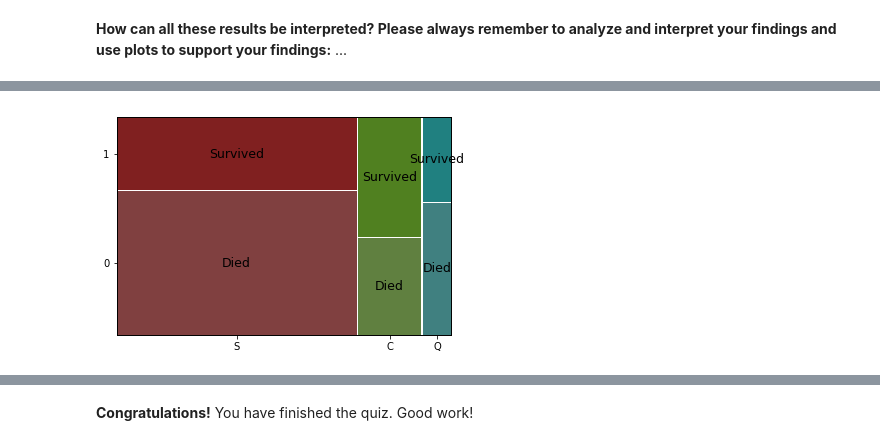
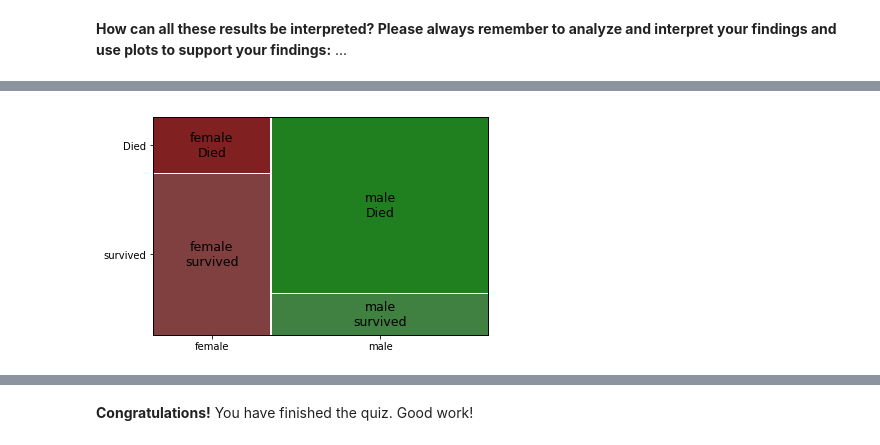
Before and after one commit to baaponter/MetNumUN2022II, a Jupyter notebook: Quiz3/baaponter_Quiz3.ipynb, the cells around one changed output, grey strips where cells are left out. Drawn from its saved outputs; the diff is of its cells as text; code cells hidden in the pictures.

```diff
--- a/Quiz3/baaponter_Quiz3.ipynb
+++ b/Quiz3/baaponter_Quiz3.ipynb
@@ -613,8 +607,0 @@ plt.ylabel('Frequency');
-# %%
-from statsmodels.graphics.mosaicplot import mosaic
-
-plt.rc('font', size=15)
-plt.show()
-labelizer = lambda k: {('male','0'): 'male\nDied',('male','1'): 'male\nSurvived', ('female','0'): 'female\nDied', ('female','1'): 'female\nSurvived'}[k]
-mosaic(titanic.sort_values('Sex'), index=['Sex', 'Survived'],labelizer=labelizer);
-data = titanic["Survived"].value_counts().rename(index={0:'Died',1:'Survived'})
@@ -630,7 +608,8 @@ mosaic(titanic, index=['Pclass', 'Survived'],labelizer=labelizer);
-# %%
-from statsmodels.graphics.mosaicplot import mosaic
-
-labelizer = lambda k: {('S','0'): 'Died',('S','1'): 'Survived', ('C','0'): 'Died', ('C','1'): 'Survived', ('Q','0'): 'Died', ('Q','1'): 'Survived'}[k]
-mosaic(titanic, index=['Embarked', 'Survived'],labelizer=labelizer);
-# %% [output]
-[figure, removed]
+# %%
+from statsmodels.graphics.mosaicplot import mosaic
+data = titanic
+data['Survived'] = data['Survived'].replace([0,1],['Died','Survived'])
+mosaic(data.sort_values('Sex'), ['Sex', 'Survived'])
+plt.show()
+# %% [output]
+[figure, added]
```
Also changed, not shown: parts of 9 cells of this notebook.
